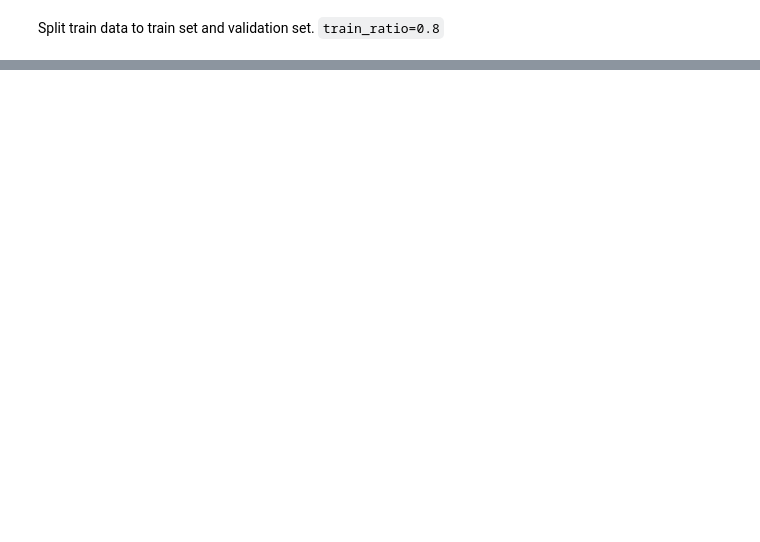
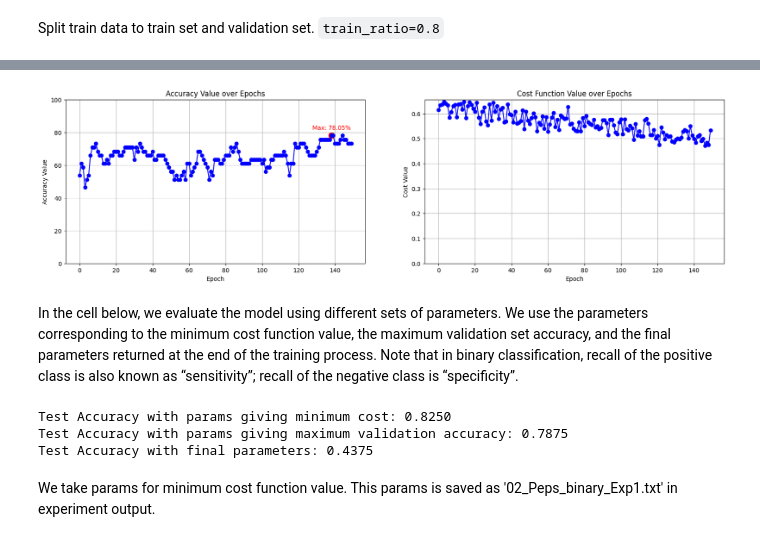
Before and after one commit to Martyna94/The_Detection_Duo, a Jupyter notebook: Task_5/02_Model_PEPS.ipynb, the cells around one changed output, grey strips where cells are left out. Saved outputs shown, nothing was run; the diff lists cells and outputs as text; code cells hidden in the pictures; blank space fills up the shorter version.

```diff
--- a/Task_5/02_Model_PEPS.ipynb
+++ b/Task_5/02_Model_PEPS.ipynb
@@ -238,0 +159,28 @@ Testing accuracy: 43.33%
+# %%
+from Modules.training import costfunc_cross_entropy
+from Modules.metrices import accuracy
+import time
+
+start_time = time.time()
+all_params,train_accuracies ,val_accuracies, costs = [], [], [], []
+for epoch in range(num_epoch):
+
+    batch_index = np.random.randint(0, len(X_train), (batch_size,))
+    X_batch = X_train[batch_index]
+    Y_batch = Y_train[batch_index]
+
+    params, cost = optimizer.step_and_cost(costfunc_cross_entropy, params, X=X_batch, Y=Y_batch, circuit = circuit_peps, num_classes = 2)
+
+    current_cost = costfunc_cross_entropy(params, X=X_batch, Y=Y_batch, circuit = circuit_peps, num_classes = 2)
+
+    acc_train = accuracy(params,X_batch,Y_batch,circuit_peps)
+    acc_val = accuracy(params,X_val,Y_val,circuit_peps)
+
+    print(f"Epoch: {epoch+1} | Cost: {current_cost:0.7f} | "f"Acc train: {acc_train:0.7f} | Acc validation: {acc_val:0.7f}")
+
+    train_accuracies.append(acc_train)
+    val_accuracies.append(acc_val)
+    all_params.append(params)
+    costs.append(current_cost)
+print(params)
+print("--- %hr --- %", (time.time() - start_time)/3600)
@@ -238,0 +205,29 @@ Testing accuracy: 43.33%
+# %%
+from Modules.Utils import plot_metrics_accuracy_and_cost
+plot_metrics_accuracy_and_cost(val_accuracies,costs)
+# %% [output]
+[figure, added]
+# %% [markdown]
+In the cell below, we evaluate the model using different sets of parameters. We use the parameters corresponding to the minimum cost function value, the maximum validation set accuracy, and the final parameters returned at the end of the training process.
+Note that in binary classification, recall of the positive class is also known as “sensitivity”; recall of the negative class is “specificity”.
+# %%
+# Find the parameters that give the minimum cost
+params_min_costs = all_params[np.argmin(costs)]
+test_accuracy_min_costs = accuracy(params_min_costs, X_test, Y_test, circuit_peps)
+
+# Find the parameters that give the maximum validation accuracy
+params_max_val_accuracy = all_params[np.argmax(val_accuracies)]
+test_accuracy_max = accuracy(params_max_val_accuracy, X_test, Y_test, circuit_peps)
+
+# Calculate test accuracy for the final parameters after the last epoch
+test_accuracy_final = accuracy(params, X_test, Y_test, circuit_peps)
+
+print(f"Test Accuracy with params giving minimum cost: {test_accuracy_min_costs:.4f}")
+print(f"Test Accuracy with params giving maximum validation accuracy: {test_accuracy_max:.4f}")
+print(f"Test Accuracy with final parameters: {test_accuracy_final:.4f}")
+# %% [output]
+Test Accuracy with params giving minimum cost: 0.8250
+Test Accuracy with params giving maximum validation accuracy: 0.7875
+Test Accuracy with final parameters: 0.4375
+# %% [markdown]
+We take params for minimum cost function value. This params is saved as '02_Peps_binary_Exp1.txt' in experiment output.
```
Also changed, not shown: parts of 28 cells of this notebook, 3 other files.
